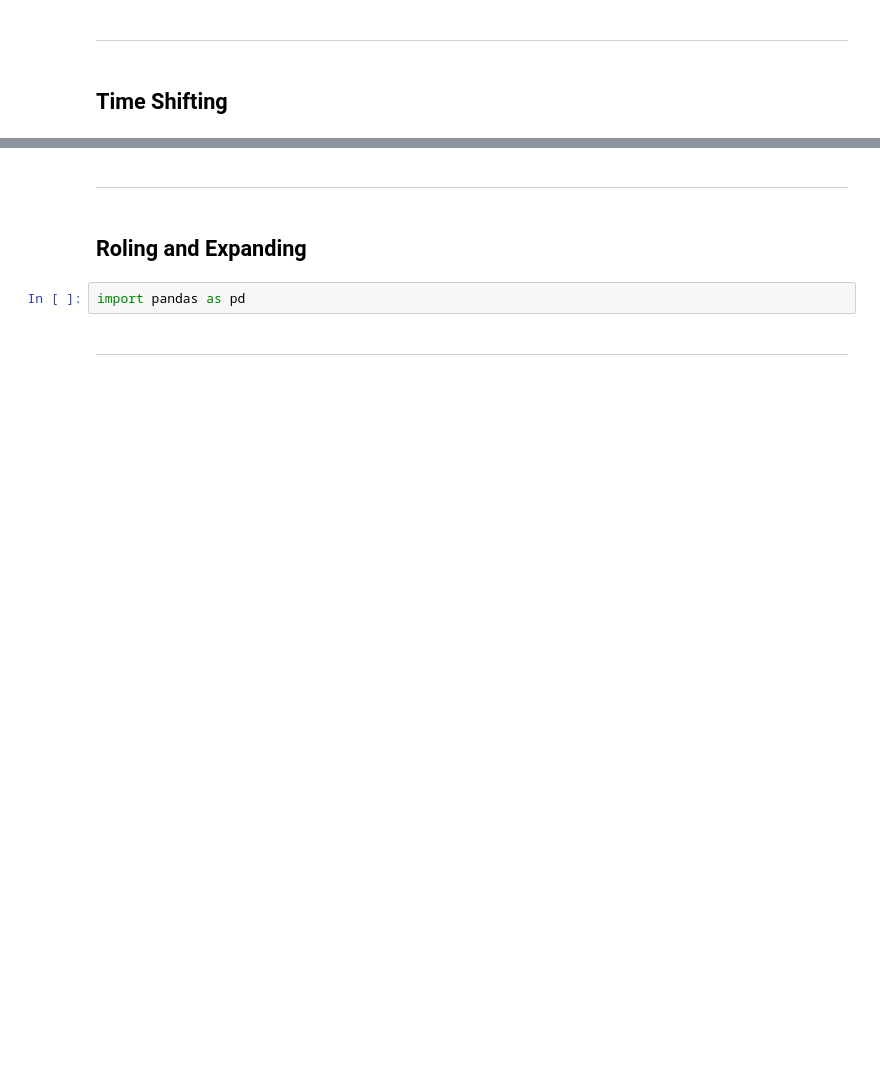
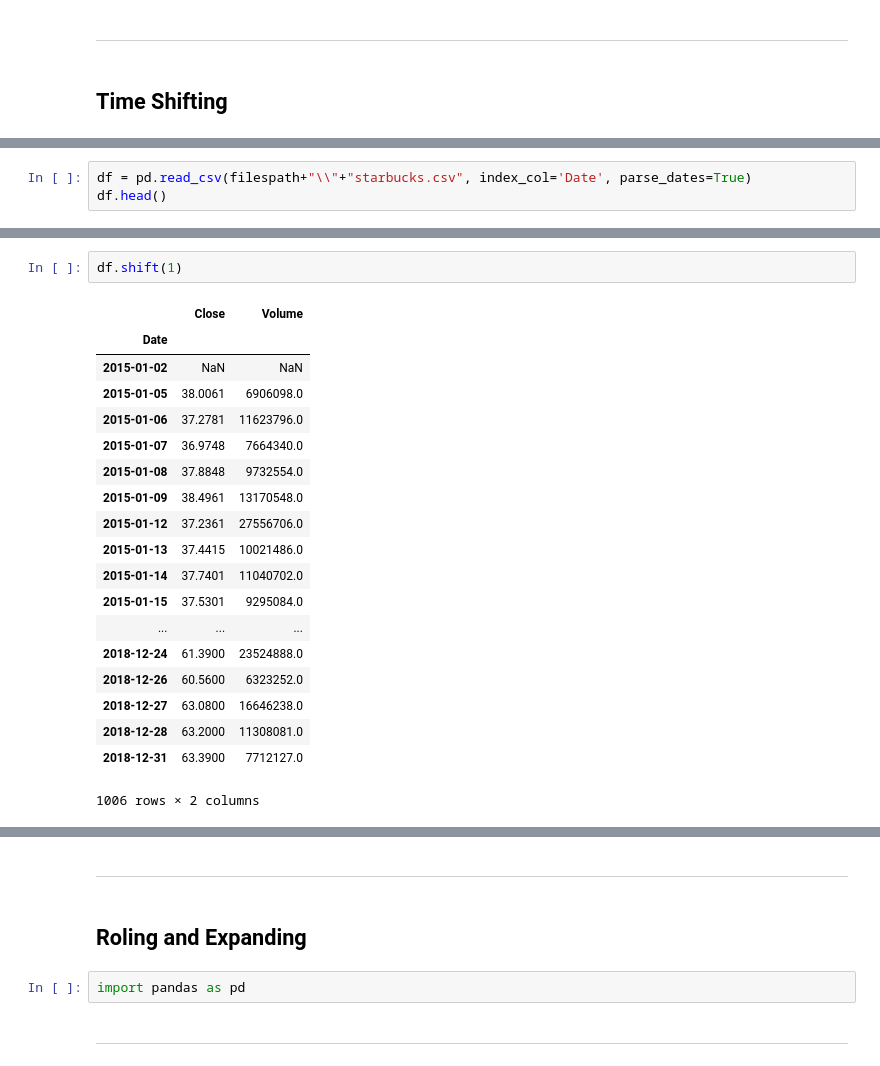
Before and after one commit to BrunoMonti/-Re-Training, a Jupyter notebook: Udemy/Python for Time Series Data Analysis/Time Series with Pandas.ipynb, the cells around one changed output, grey strips where cells are left out. Cells and saved outputs as stored; diff of their text form; blank space fills up the shorter version.

```diff
--- a/Udemy/Python for Time Series Data Analysis/Time Series with Pandas.ipynb
+++ b/Udemy/Python for Time Series Data Analysis/Time Series with Pandas.ipynb
@@ -83,0 +270,3 @@ import pandas as pd
+# %%
+df = pd.read_csv(filespath+"\\"+"starbucks.csv", index_col='Date', parse_dates=True)
+df.head()
@@ -83,0 +291,22 @@ import pandas as pd
+# %%
+df.shift(1)
+# %% [output]
+|  | Close | Volume |
+| Date |  |  |
+| 2015-01-02 | NaN | NaN |
+| 2015-01-05 | 38.0061 | 6906098.0 |
+| 2015-01-06 | 37.2781 | 11623796.0 |
+| 2015-01-07 | 36.9748 | 7664340.0 |
+| 2015-01-08 | 37.8848 | 9732554.0 |
+| 2015-01-09 | 38.4961 | 13170548.0 |
+| 2015-01-12 | 37.2361 | 27556706.0 |
+| 2015-01-13 | 37.4415 | 10021486.0 |
+| 2015-01-14 | 37.7401 | 11040702.0 |
+| 2015-01-15 | 37.5301 | 9295084.0 |
+| ... | ... | ... |
+| 2018-12-24 | 61.3900 | 23524888.0 |
+| 2018-12-26 | 60.5600 | 6323252.0 |
+| 2018-12-27 | 63.0800 | 16646238.0 |
+| 2018-12-28 | 63.2000 | 11308081.0 |
+| 2018-12-31 | 63.3900 | 7712127.0 |
+1006 rows × 2 columns
```
Also changed, not shown: parts of 37 cells of this notebook.
